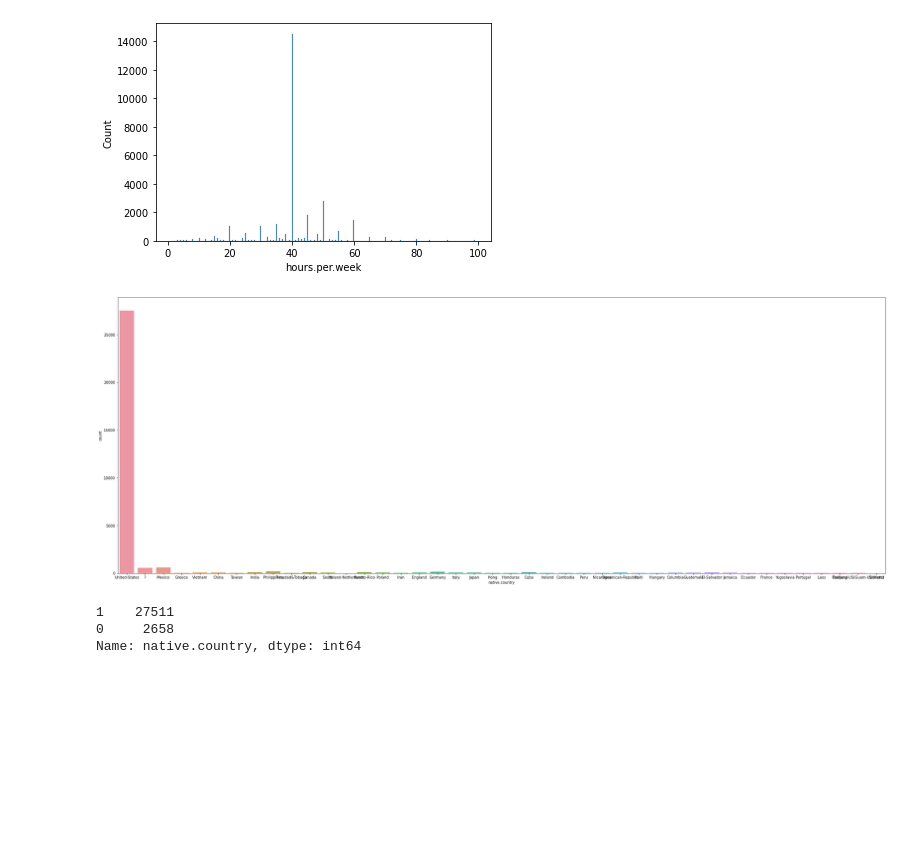
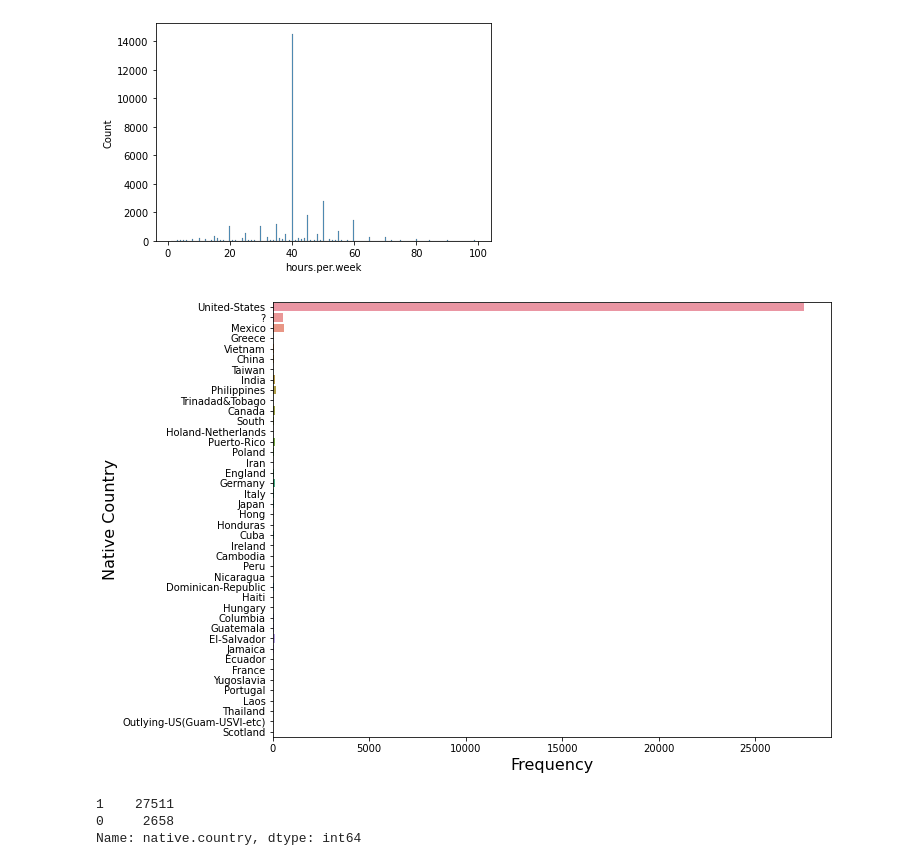
Before and after one commit to Robbie08/income-prediction, a Jupyter notebook: Income_prediction.ipynb, the cells around one changed output. Saved outputs shown, nothing was run; the diff lists cells and outputs as text; code cells hidden in the pictures; blank space fills up the shorter version.

```diff
--- a/Income_prediction.ipynb
+++ b/Income_prediction.ipynb
@@ -234,11 +240,13 @@ sns.histplot(df, x="hours.per.week")
 [figure]
 # %%
 # Visualization to see what the distribution of countries looks like
-plt.figure(figsize=(38,14))
-sns.countplot(x = 'native.country', data = df)
-plt.show()
+plt.figure(figsize=(10,8))
+native_country_plt = sns.countplot(y = 'native.country', data = df)
+plt.xlabel(xlabel='Frequency', fontdict={'fontsize':16})
+plt.ylabel(ylabel='Native Country',fontdict={'fontsize':16})
+plt.show(native_country_plt)
 # %% [output]
-[figure, old version]
+[figure, new version]
 # %%
 # we should get rid of any values that are '?' since they are just considered noise
 df = df[df['native.country'] != '?']
```
Also changed, not shown: parts of 20 cells of this notebook.
